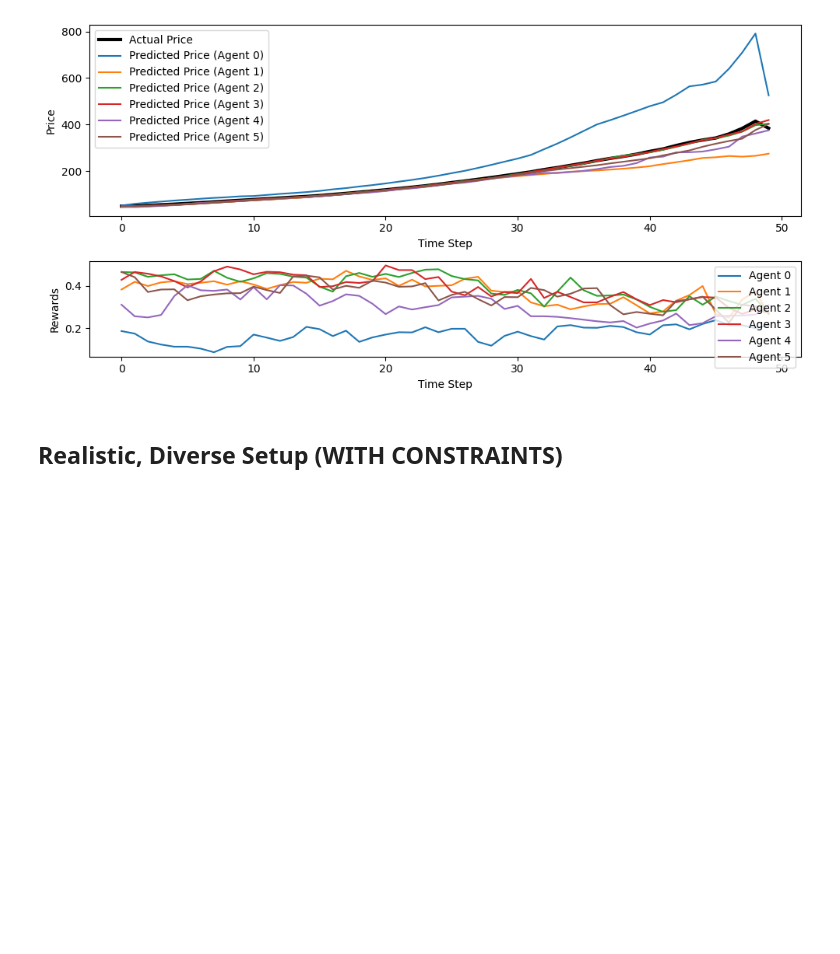
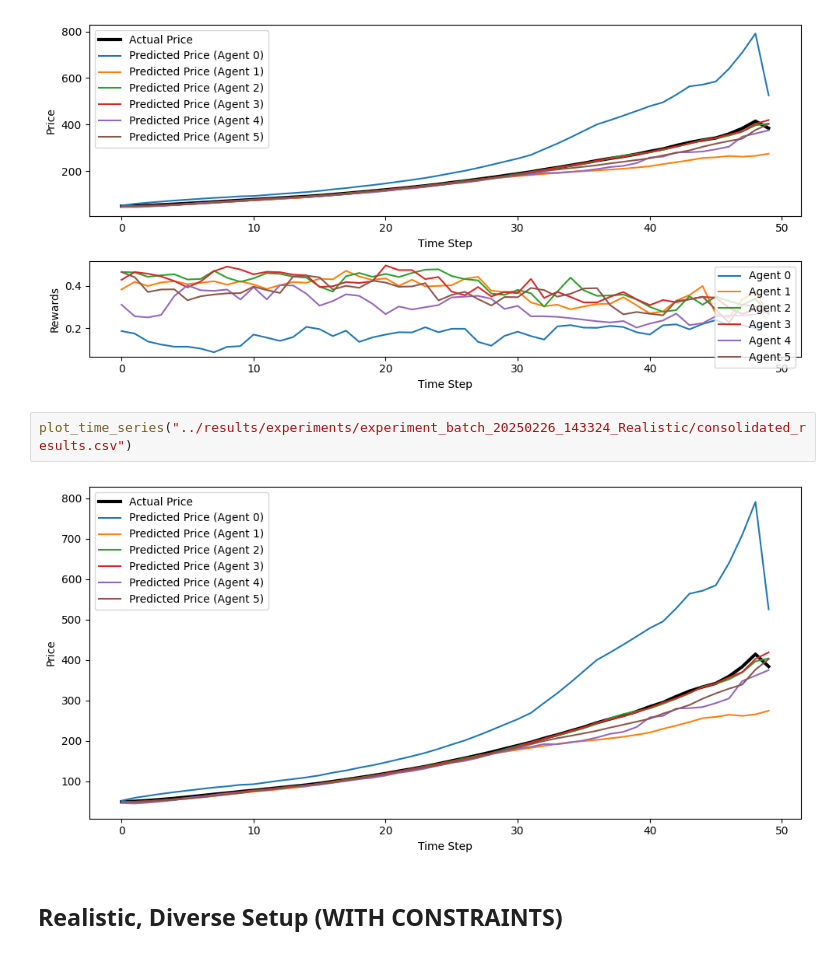
Before and after one commit to SidneyyN/FYP, a Jupyter notebook: gpt_agents-master/notebooks/consolidated_graphs.ipynb, the cells around one changed output. Cells and saved outputs as stored; diff of their text form; blank space fills up the shorter version.

```diff
--- a/gpt_agents-master/notebooks/consolidated_graphs.ipynb
+++ b/gpt_agents-master/notebooks/consolidated_graphs.ipynb
@@ -29,6 +41,10 @@ plot_experiment_results("../results/experiments/experiment_batch_20250226_130928
 plot_experiment_results("../results/experiments/experiment_batch_20250226_143324_Realistic/consolidated_results.csv")
 # %% [output]
 [figure]
+# %%
+plot_time_series("../results/experiments/experiment_batch_20250226_143324_Realistic/consolidated_results.csv")
+# %% [output]
+[figure, added]
 # %% [markdown]
 ## Realistic, Diverse Setup (WITH CONSTRAINTS)
 # %%
```
Also changed, not shown: parts of 7 cells of this notebook, 7 other files.
